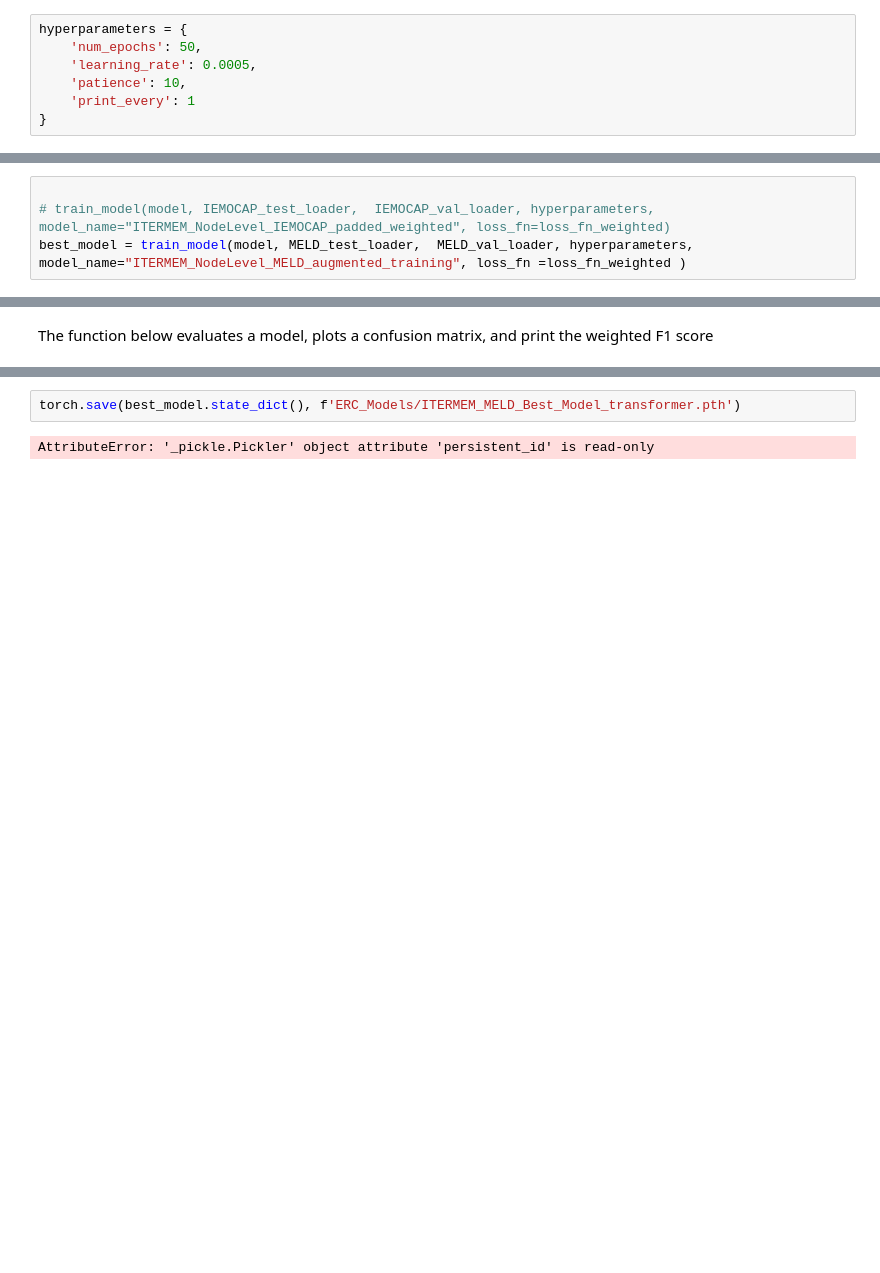
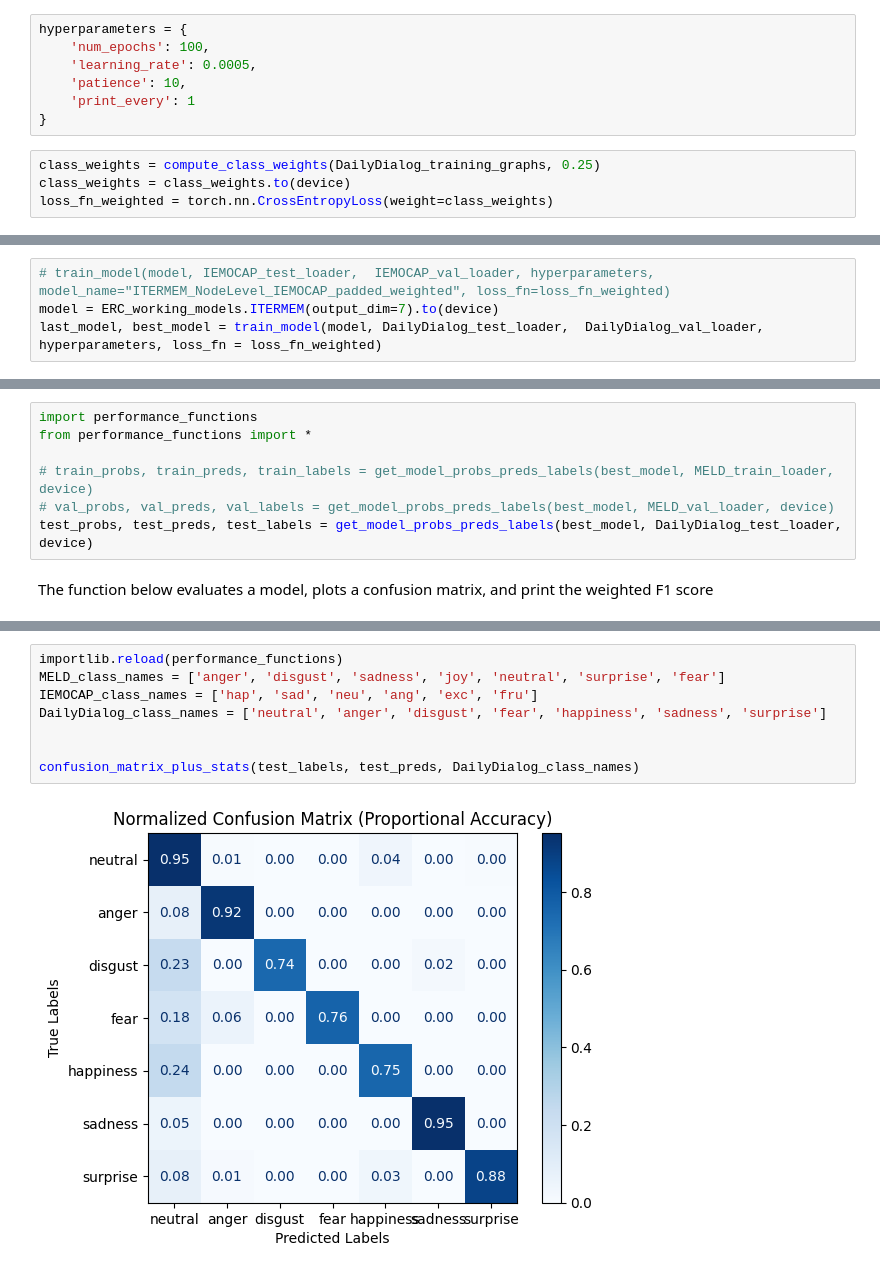
Before and after one commit to ManuelNunez08/GroupCohesionPrediction, a Jupyter notebook: GNNs/ERC/ERC_train_test.ipynb, the cells around one changed output, grey strips where cells are left out. Cells and saved outputs as stored; diff of their text form; blank space fills up the shorter version.

```diff
--- a/GNNs/ERC/ERC_train_test.ipynb
+++ b/GNNs/ERC/ERC_train_test.ipynb
@@ -219,8 +283,12 @@ def compute_class_weights(dataset):
     return class_weights
 # %%
 hyperparameters = {
-    'num_epochs': 50,
+    'num_epochs': 100,
     'learning_rate': 0.0005,
     'patience': 10,
     'print_every': 1
 }
+# %%
+class_weights = compute_class_weights(DailyDialog_training_graphs, 0.25)
+class_weights = class_weights.to(device)
+loss_fn_weighted = torch.nn.CrossEntropyLoss(weight=class_weights)
@@ -243,6 +303,6 @@ model = model.to(device)
 # %%
-
 # train_model(model, IEMOCAP_test_loader,  IEMOCAP_val_loader, hyperparameters, model_name="ITERMEM_NodeLevel_IEMOCAP_padded_weighted", loss_fn=loss_fn_weighted)
-best_model = train_model(model, MELD_test_loader,  MELD_val_loader, hyperparameters, model_name="ITERMEM_NodeLevel_MELD_augmented_training", loss_fn =loss_fn_weighted )
+model = ERC_working_models.ITERMEM(output_dim=7).to(device)
+last_model, best_model = train_model(model, DailyDialog_test_loader,  DailyDialog_val_loader, hyperparameters, loss_fn = loss_fn_weighted)
 # %% [output]
 ============================= STARTING TRAINING ==================================
@@ -250,2 +325,9 @@ RuntimeError: Expected all tensors to be on the same device, but found at least
+# %%
+import performance_functions
+from performance_functions import *
+
+# train_probs, train_preds, train_labels = get_model_probs_preds_labels(best_model, MELD_train_loader, device)
+# val_probs, val_preds, val_labels = get_model_probs_preds_labels(best_model, MELD_val_loader, device)
+test_probs, test_preds, test_labels = get_model_probs_preds_labels(best_model, DailyDialog_test_loader, device)
 # %% [markdown]
 The function below evaluates a model, plots a confusion matrix, and print the weighted F1 score
@@ -472,4 +334,10 @@ Weighted F1 Score (Overall): 0.6414
-# %%
-torch.save(best_model.state_dict(), f'ERC_Models/ITERMEM_MELD_Best_Model_transformer.pth')
-# %% [output]
-AttributeError: '_pickle.Pickler' object attribute 'persistent_id' is read-only
+# %%
+importlib.reload(performance_functions)
+MELD_class_names = ['anger', 'disgust', 'sadness', 'joy', 'neutral', 'surprise', 'fear']
+IEMOCAP_class_names = ['hap', 'sad', 'neu', 'ang', 'exc', 'fru']
+DailyDialog_class_names = ['neutral', 'anger', 'disgust', 'fear', 'happiness', 'sadness', 'surprise']
+
+
+confusion_matrix_plus_stats(test_labels, test_preds, DailyDialog_class_names)
+# %% [output]
+[figure, added]
```
Also changed, not shown: parts of 25 cells of this notebook, 10 other files.
